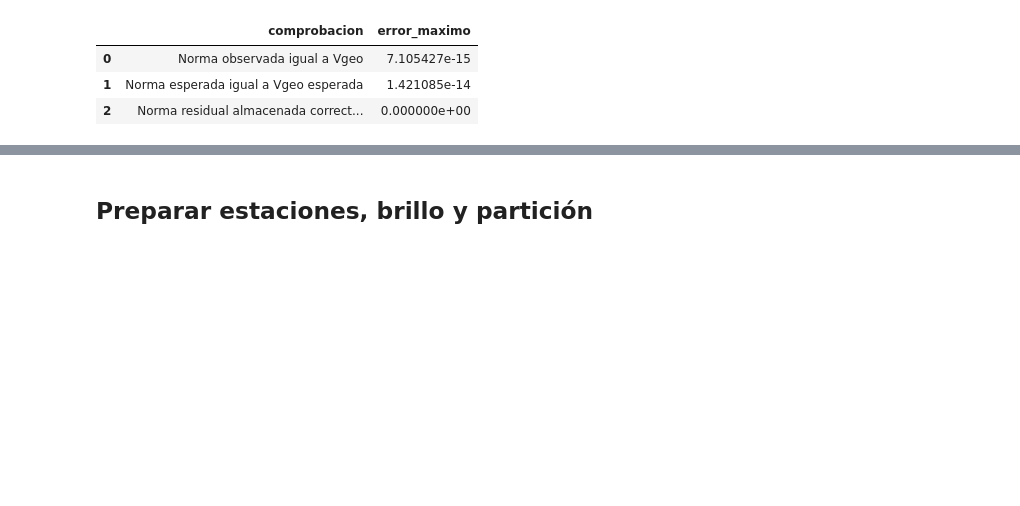
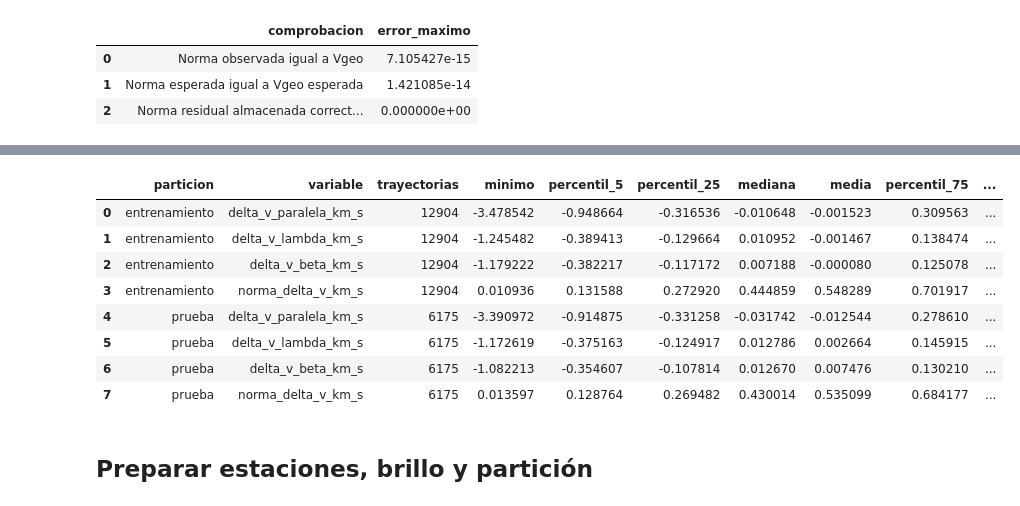
Before and after one commit to AlexBytes-23/Investigacion_geminidas, a Jupyter notebook: notebooks/04_preparacion_modelado_pca_ml.ipynb, the cells around one changed output, grey strips where cells are left out. Saved outputs shown, nothing was run; the diff lists cells and outputs as text; code cells hidden in the pictures; blank space fills up the shorter version.

```diff
--- a/notebooks/04_preparacion_modelado_pca_ml.ipynb
+++ b/notebooks/04_preparacion_modelado_pca_ml.ipynb
@@ -432,3 +613,48 @@ display(df_resumen_delta_v)
+# %%
+# Resumir la distribución de las componentes locales en entrenamiento y prueba
+
+columnas_resumen_local = [
+    "delta_v_paralela_km_s",
+    "delta_v_lambda_km_s",
+    "delta_v_beta_km_s",
+    "norma_delta_v_km_s"
+]
+
+filas_resumen_componentes_locales = []
+
+for particion, df_particion in df_modelado_trainseguro.groupby("particion_modelado", observed=True):
+    for columna in columnas_resumen_local:
+        valores = df_particion[columna].to_numpy(dtype=float)
+
+        filas_resumen_componentes_locales.append({
+            "particion": particion,
+            "variable": columna,
+            "trayectorias": len(valores),
+            "minimo": np.min(valores),
+            "percentil_5": np.percentile(valores, 5),
+            "percentil_25": np.percentile(valores, 25),
+            "mediana": np.median(valores),
+            "media": np.mean(valores),
+            "percentil_75": np.percentile(valores, 75),
+            "percentil_95": np.percentile(valores, 95),
+            "maximo": np.max(valores),
+            "desviacion_estandar": np.std(valores, ddof=1),
+            "percentil_95_absoluto": np.percentile(np.abs(valores), 95)
+        })
+
+df_resumen_componentes_locales = pd.DataFrame(filas_resumen_componentes_locales)
+
+display(df_resumen_componentes_locales.round(6))
+# %% [output]
+|  | particion | variable | trayectorias | minimo | percentil_5 | percentil_25 | mediana | media | percentil_75 | ... |
+| 0 | entrenamiento | delta_v_paralela_km_s | 12904 | -3.478542 | -0.948664 | -0.316536 | -0.010648 | -0.001523 | 0.309563 | ... |
+| 1 | entrenamiento | delta_v_lambda_km_s | 12904 | -1.245482 | -0.389413 | -0.129664 | 0.010952 | -0.001467 | 0.138474 | ... |
+| 2 | entrenamiento | delta_v_beta_km_s | 12904 | -1.179222 | -0.382217 | -0.117172 | 0.007188 | -0.000080 | 0.125078 | ... |
+| 3 | entrenamiento | norma_delta_v_km_s | 12904 | 0.010936 | 0.131588 | 0.272920 | 0.444859 | 0.548289 | 0.701917 | ... |
+| 4 | prueba | delta_v_paralela_km_s | 6175 | -3.390972 | -0.914875 | -0.331258 | -0.031742 | -0.012544 | 0.278610 | ... |
+| 5 | prueba | delta_v_lambda_km_s | 6175 | -1.172619 | -0.375163 | -0.124917 | 0.012786 | 0.002664 | 0.145915 | ... |
+| 6 | prueba | delta_v_beta_km_s | 6175 | -1.082213 | -0.354607 | -0.107814 | 0.012670 | 0.007476 | 0.130210 | ... |
+| 7 | prueba | norma_delta_v_km_s | 6175 | 0.013597 | 0.128764 | 0.269482 | 0.430014 | 0.535099 | 0.684177 | ... |
 # %% [markdown]
 ## Preparar estaciones, brillo y partición
 # %%
```
Also changed, not shown: parts of 12 cells of this notebook, 1 other file.
